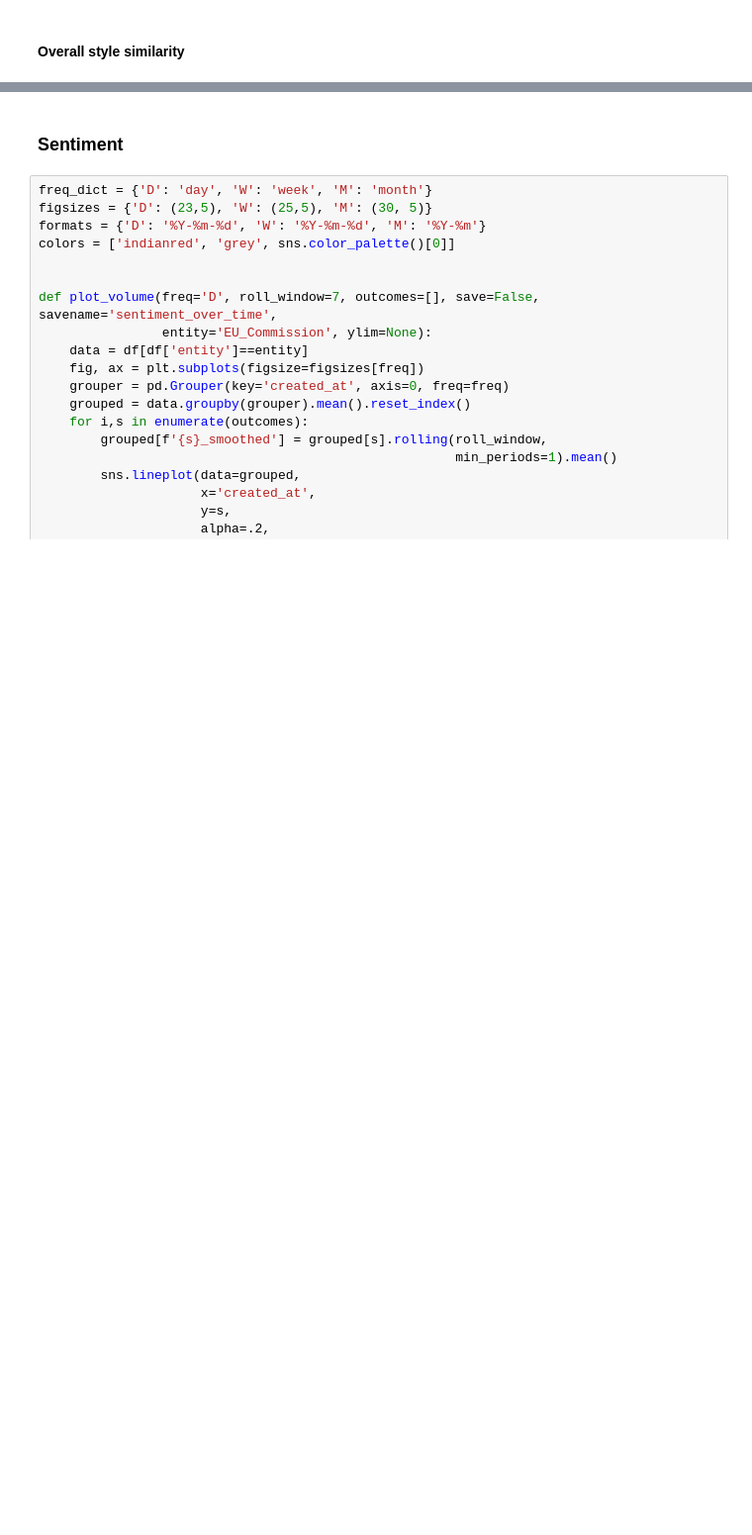
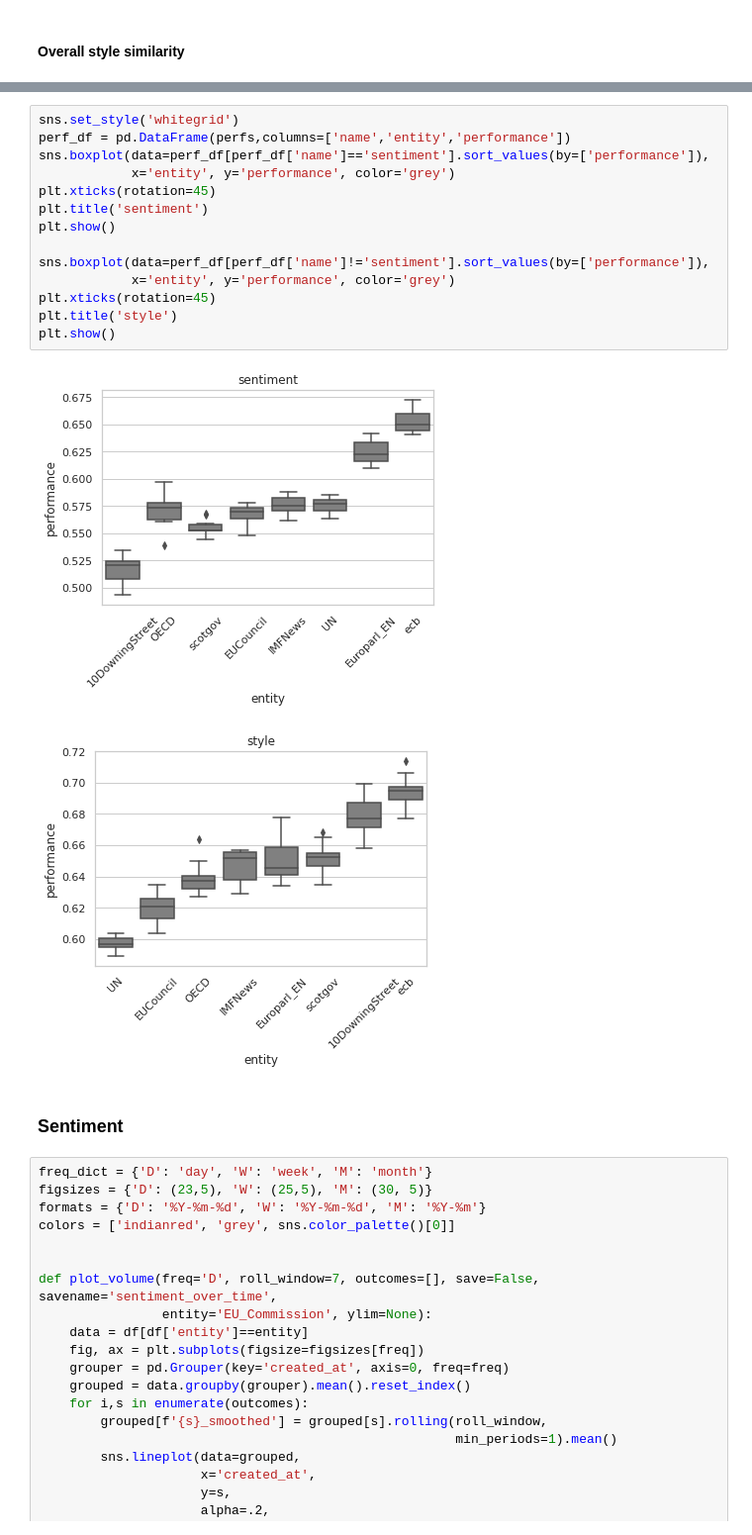
Before and after one commit to rbroc/eucomm-twitter, a Jupyter notebook: Analysis.ipynb, the cells around one changed output, grey strips where cells are left out. Shown at 99% size. Cells and saved outputs as stored; diff of their text form; blank space fills up the shorter version.

```diff
--- a/Analysis.ipynb
+++ b/Analysis.ipynb
@@ -145,3 +257,20 @@ for do_pca in [True, False]:
+# %%
+sns.set_style('whitegrid')
+perf_df = pd.DataFrame(perfs,columns=['name','entity','performance'])
+sns.boxplot(data=perf_df[perf_df['name']=='sentiment'].sort_values(by=['performance']),
+            x='entity', y='performance', color='grey')
+plt.xticks(rotation=45)
+plt.title('sentiment')
+plt.show()
+
+sns.boxplot(data=perf_df[perf_df['name']!='sentiment'].sort_values(by=['performance']),
+            x='entity', y='performance', color='grey')
+plt.xticks(rotation=45)
+plt.title('style')
+plt.show()
+# %% [output]
+[figure, added]
+[figure, added]
 # %% [markdown]
 ### Sentiment
 # %%
```
Also changed, not shown: parts of 18 cells of this notebook, 10 other files.
